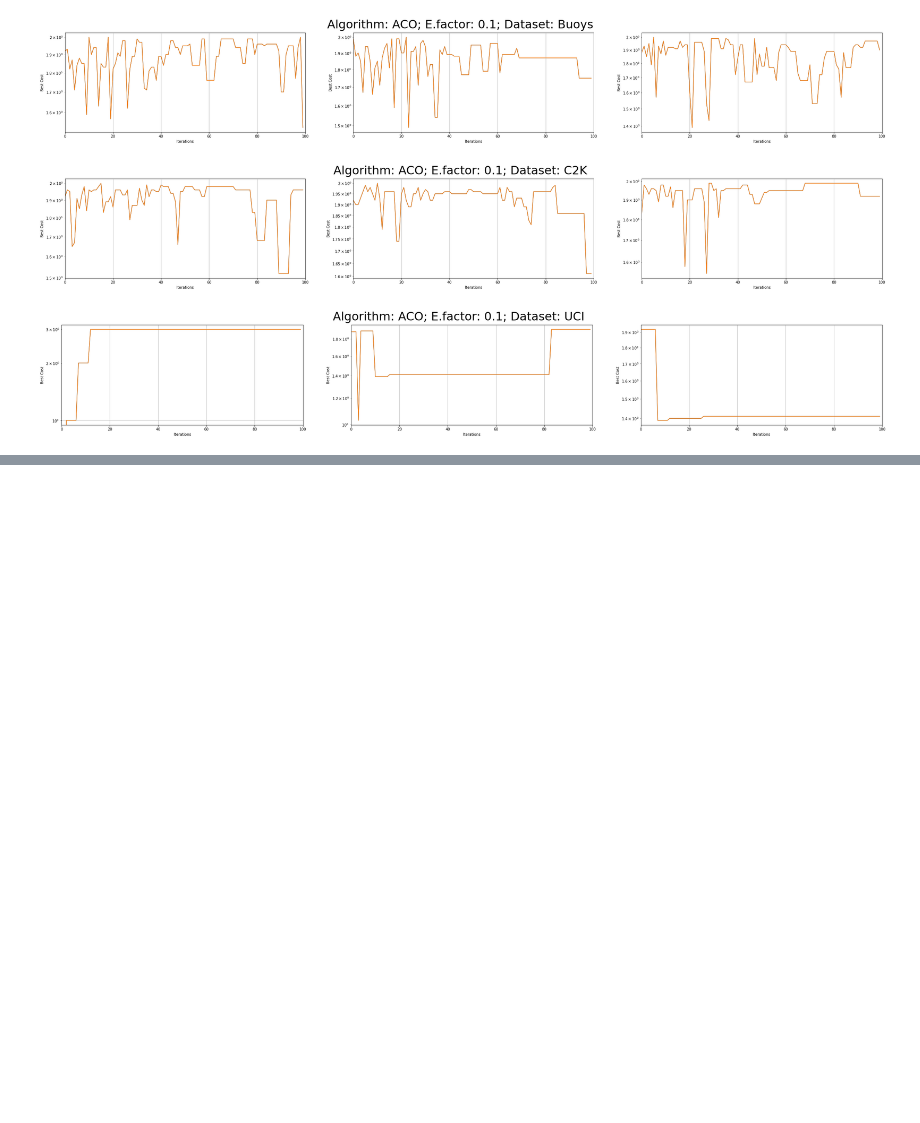
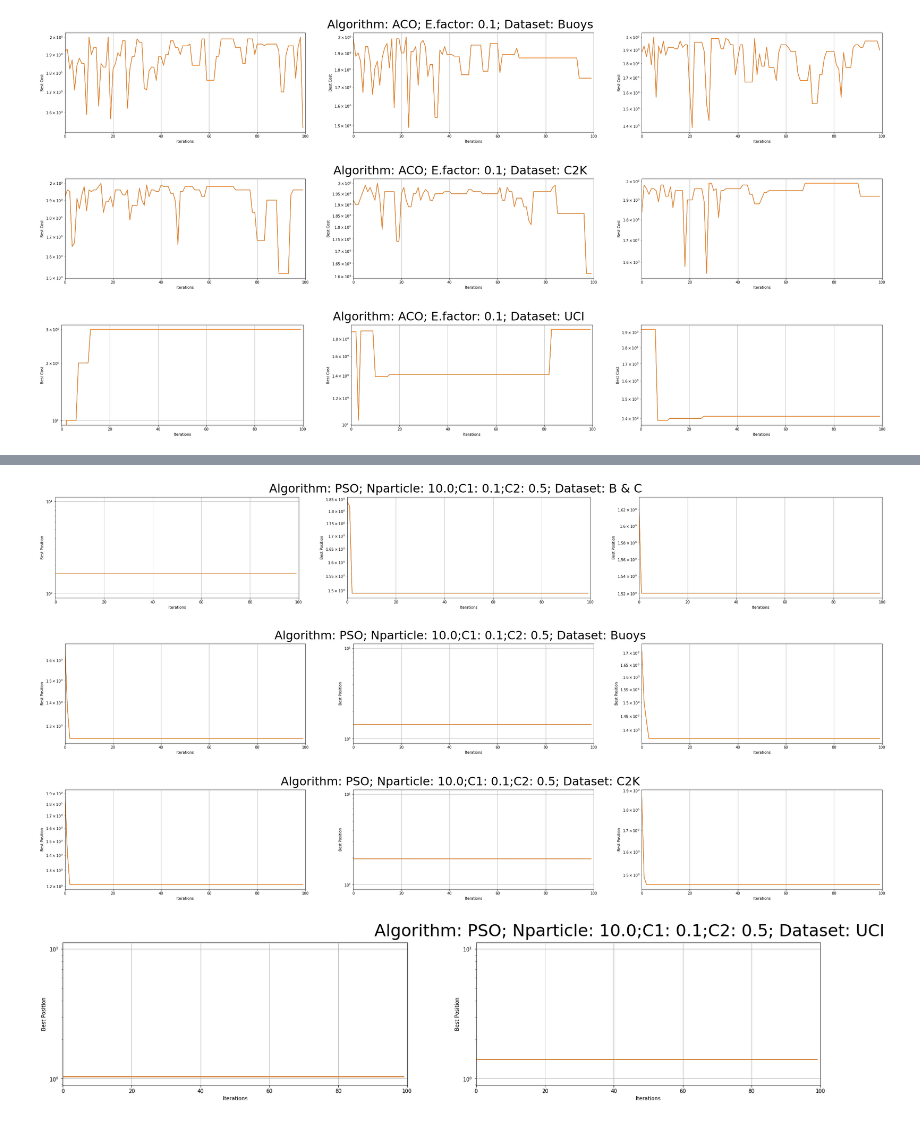
Before and after one commit to owuordickson/meso-hpc-lr, a Jupyter notebook: results/swarm/analysis.ipynb, the cells around one changed output, grey strips where cells are left out. Drawn from its saved outputs; the diff is of its cells as text; code cells hidden in the pictures; blank space fills up the shorter version.

```diff
--- a/results/swarm/analysis.ipynb
+++ b/results/swarm/analysis.ipynb
@@ -123,0 +213,29 @@ for ds in data_sets:
+# %%
+for ds in data_sets:
+    df = df_pso.loc[df_pso['Data-set'] == ds]
+
+    fig = plt.figure(figsize=(40,5))
+
+    #fig = plt.figure()
+    #axes = fig.subplots(nrows=1, ncols=4)
+    i = 1
+
+    for index,row in df.iterrows():
+        # Results
+        plt.subplot(1, 3, i)
+        plt.plot(row['Iterations'])
+        plt.semilogy(row['Iterations'])
+        plt.xlim(0, row['Max-iteration'])
+        plt.xlabel('Iterations')
+        plt.ylabel('Best Position')
+        #plt.title('ACO, Dataset: ' + ds)
+        plt.grid(True)
+        i += 1
+
+    fig.suptitle('Algorithm: PSO; Nparticle: ' + str(row['N-particle']) + ';C1: ' + str(row['C1']) + ';C2: ' + str(row['C2']) + '; Dataset: ' + ds, fontsize=32)
+    plt.show()
+# %% [output]
+[figure, added]
+[figure, added]
+[figure, added]
+[figure, added]
```
Also changed, not shown: parts of 4 cells of this notebook, 2 other files.
